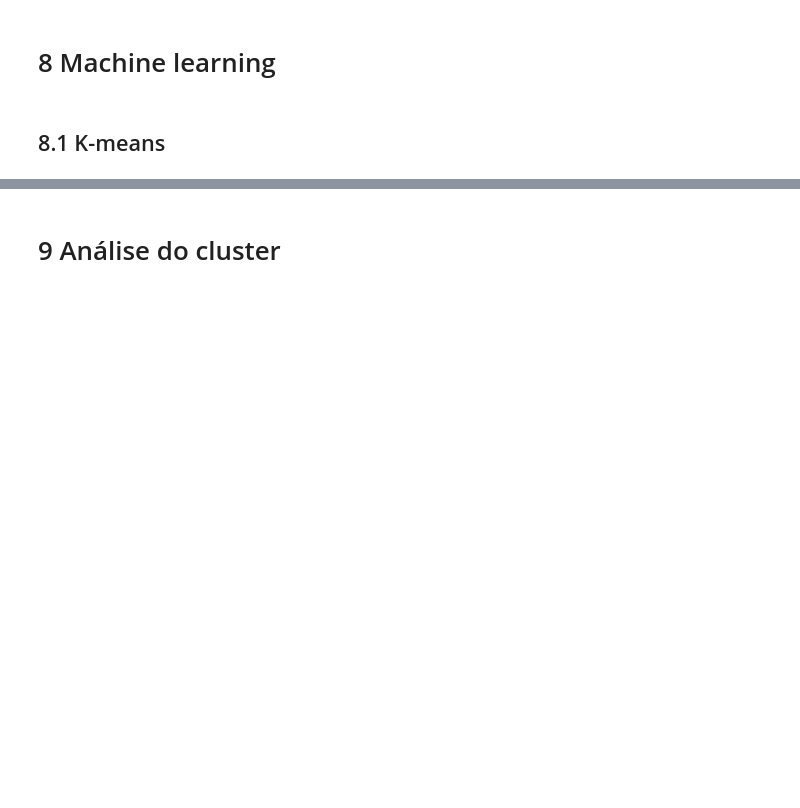
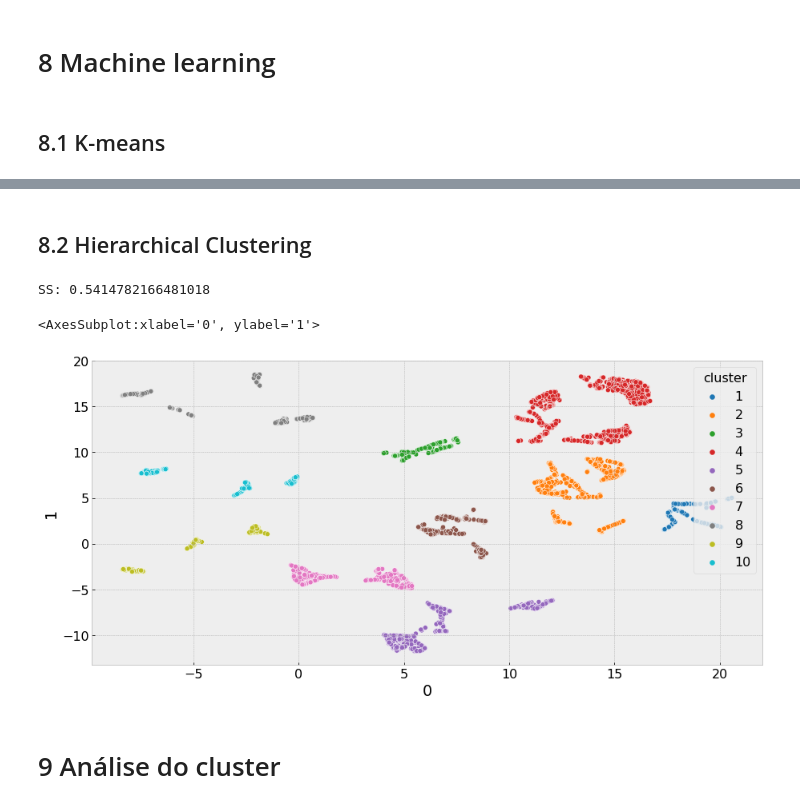
Before and after one commit to paixaols/loyalty-program, a Jupyter notebook: notebooks/4.3_loyalty_cluster-umap-embedding.ipynb, the cells around one changed output, grey strips where cells are left out. Cells and saved outputs as stored; diff of their text form; code cells hidden in the pictures; blank space fills up the shorter version.

```diff
--- a/notebooks/4.3_loyalty_cluster-umap-embedding.ipynb
+++ b/notebooks/4.3_loyalty_cluster-umap-embedding.ipynb
@@ -1143,3 +1129,25 @@ SS: 0.5191026329994202
+# %% [markdown]
+## 8.2 Hierarchical Clustering
+# %%
+n_clusters = 10
+
+# Model
+hc_model = hc.linkage(X, 'ward')
+
+# Training & redict
+labels = hc.fcluster(hc_model, n_clusters, criterion = 'maxclust')
+
+# Validation
+print('SS: {}'.format(silhouette_score(X, labels, metric='euclidean')))
+# %% [output]
+SS: 0.5414782166481018
+# %%
+df_plot = X.copy()
+df_plot['cluster'] = labels
+sns.scatterplot(data = df_plot, x = 0, y = 1, hue = 'cluster', palette = 'tab10')
+# %% [output]
+<AxesSubplot:xlabel='0', ylabel='1'>
+[figure, added]
 # %% [markdown]
 # 9 Análise do cluster
 # %%
```
Also changed, not shown: parts of 10 cells of this notebook, 1 other file.
